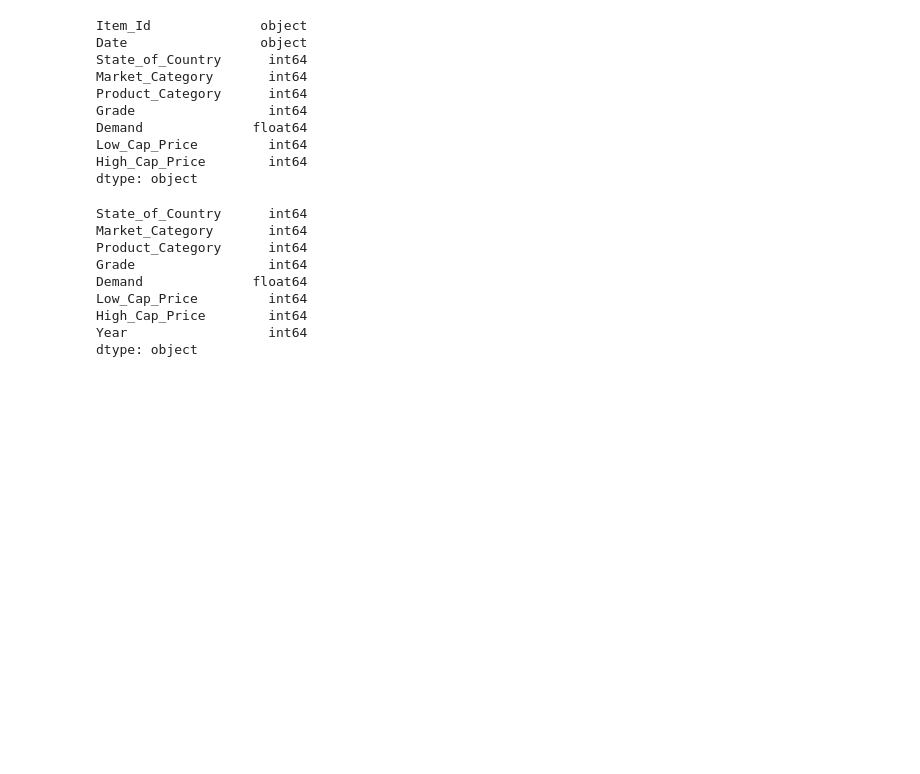
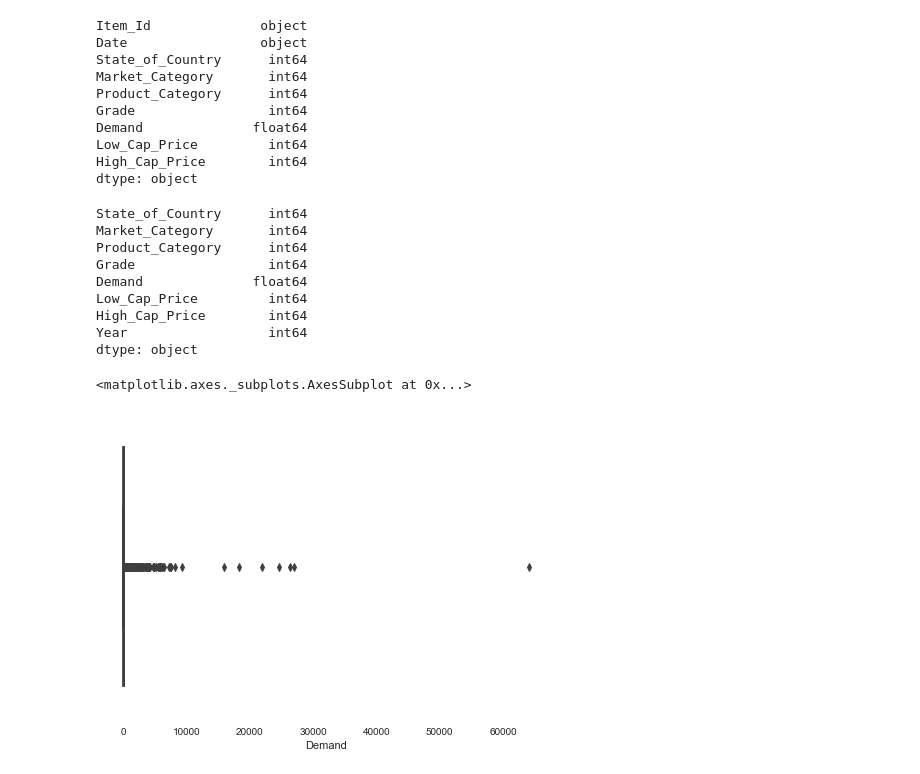
Before and after one commit to falcolf/Predict-Lowest-Price, a Jupyter notebook: EDA.ipynb, the cells around one changed output. Drawn from its saved outputs; the diff is of its cells as text; code cells hidden in the pictures; blank space fills up the shorter version.

```diff
--- a/EDA.ipynb
+++ b/EDA.ipynb
@@ -70,3 +74,13 @@ df.Product_Category = df.Product_Category.astype('category')
 # %%
 profile = df.profile_report(title='Profile')
 profile.to_file(output_file='ProfileReport.html')
+# %%
+top_mktcat = df.Market_Category.value_counts()[:50]
+# %%
+df['Market_Category_Updated'] = df['Market_Category'].apply(lambda x: x if x in top_mktcat else 'others')
+df_test['Market_Category_Updated'] = df_test['Market_Category'].apply(lambda x: x if x in top_mktcat else 'others')
+# %%
+sns.boxplot(x = df.Demand)
+# %% [output]
+<matplotlib.axes._subplots.AxesSubplot at 0x...>
+[figure, added]
```
Also changed, not shown: parts of 4 cells of this notebook.
